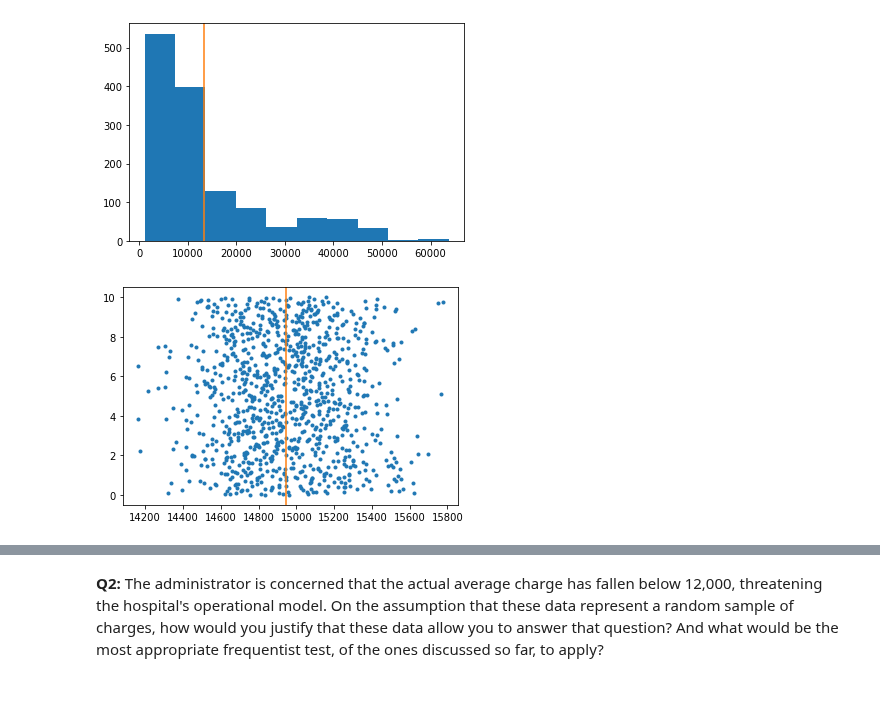
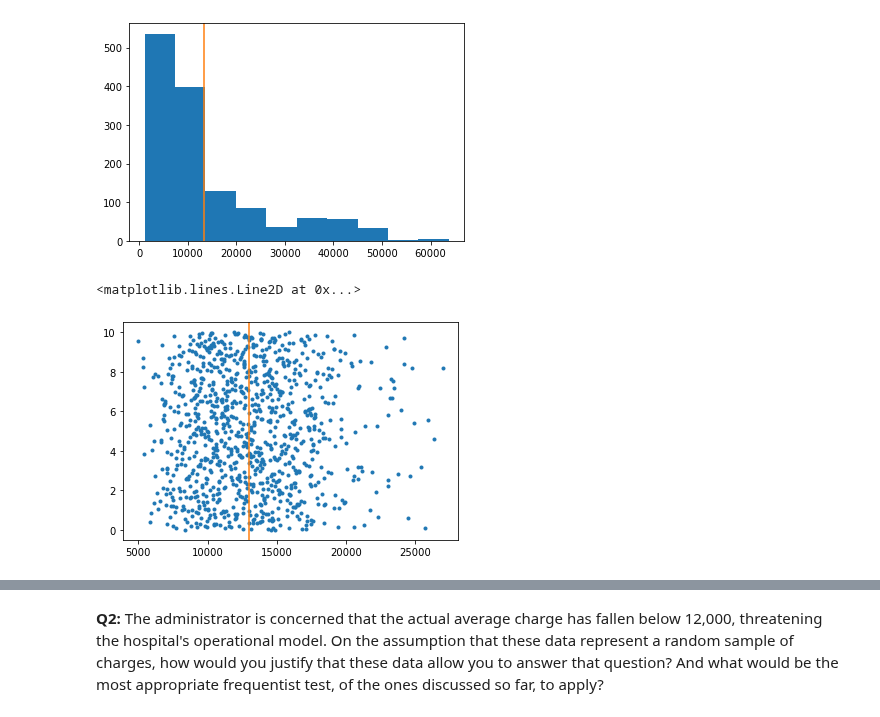
Before and after one commit to kristalization/StudyDataScience, a Jupyter notebook: Springboard_EDA_11_1/Frequentist Inference Case Study - Part B (2).ipynb, the cells around one changed output, grey strips where cells are left out. Cells and saved outputs as stored; diff of their text form; code cells hidden in the pictures.

Commit message:
Updated frequentist test for medical charges

```diff
--- a/Springboard_EDA_11_1/Frequentist Inference Case Study - Part B (2).ipynb
+++ b/Springboard_EDA_11_1/Frequentist Inference Case Study - Part B (2).ipynb
@@ -61,14 +62,13 @@ mc_var = medical.charges.var()
 [figure]
 # %%
 def samplemean(n=1000):
-    return pd.DataFrame({'chargemean':(np.mean(np.absolute(np.random.normal(loc=mc_mean,scale=mc_std,size=1338))) for i in range(n))})
+    return pd.DataFrame({'chargemean':[np.mean(np.random.choice(medical.charges,size=10)) for i in range(n)]})
 # %%
 s1 = samplemean()
-plt.scatter(s1.chargemean,np.linspace(0,10,len(s1.chargemean)),marker='.')
-s1_mean = np.mean(s1.chargemean)
-s1_var = np.var(s1.chargemean)
-s1_std = np.std(s1.chargemean)
-plt.axvline(s1_mean,c='C1')
-plt.show()
+sm_mean = np.mean(s1.chargemean)
+sm_std = np.std(s1.chargemean)
+plt.plot(s1.chargemean,np.linspace(0,10,len(s1.chargemean)),marker='.',linestyle='none')
+plt.axvline(sm_mean,c='C1')
 # %% [output]
+<matplotlib.lines.Line2D at 0x...>
-[figure, old version]
+[figure, new version]
```
Also changed, not shown: parts of 20 cells of this notebook, 1 other file.
